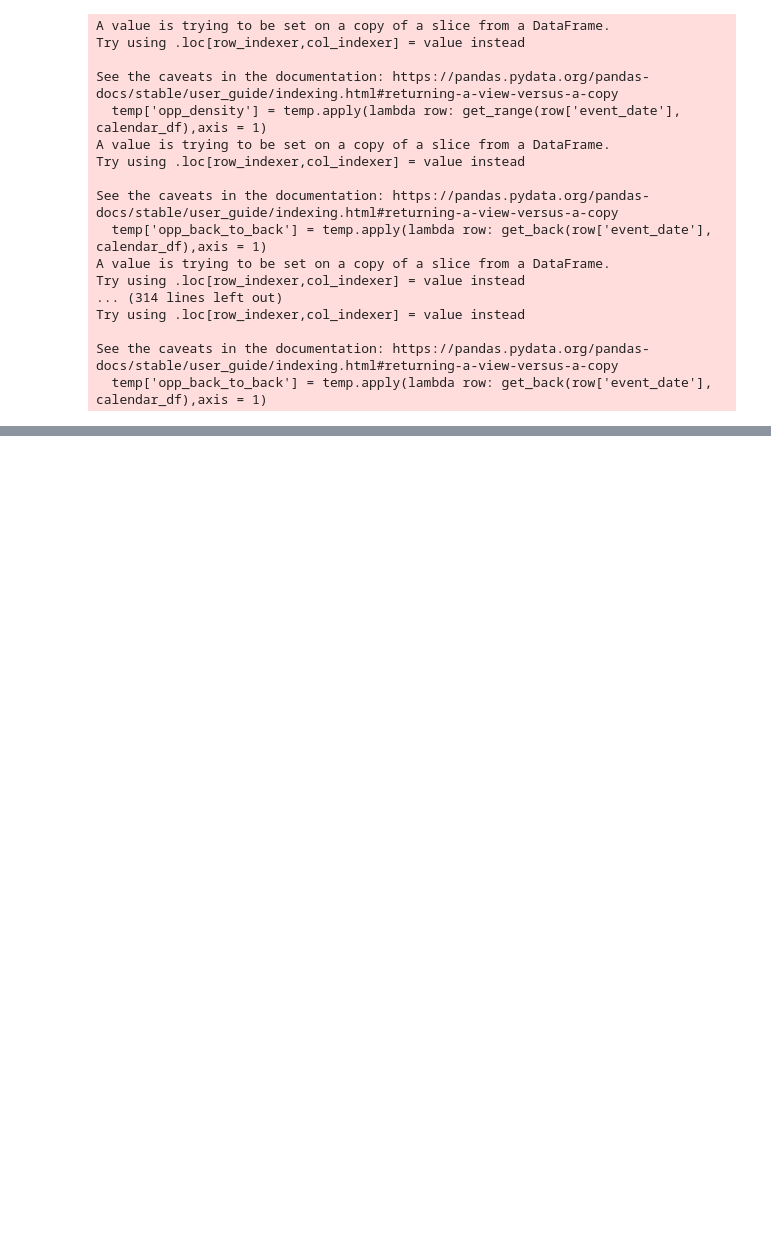
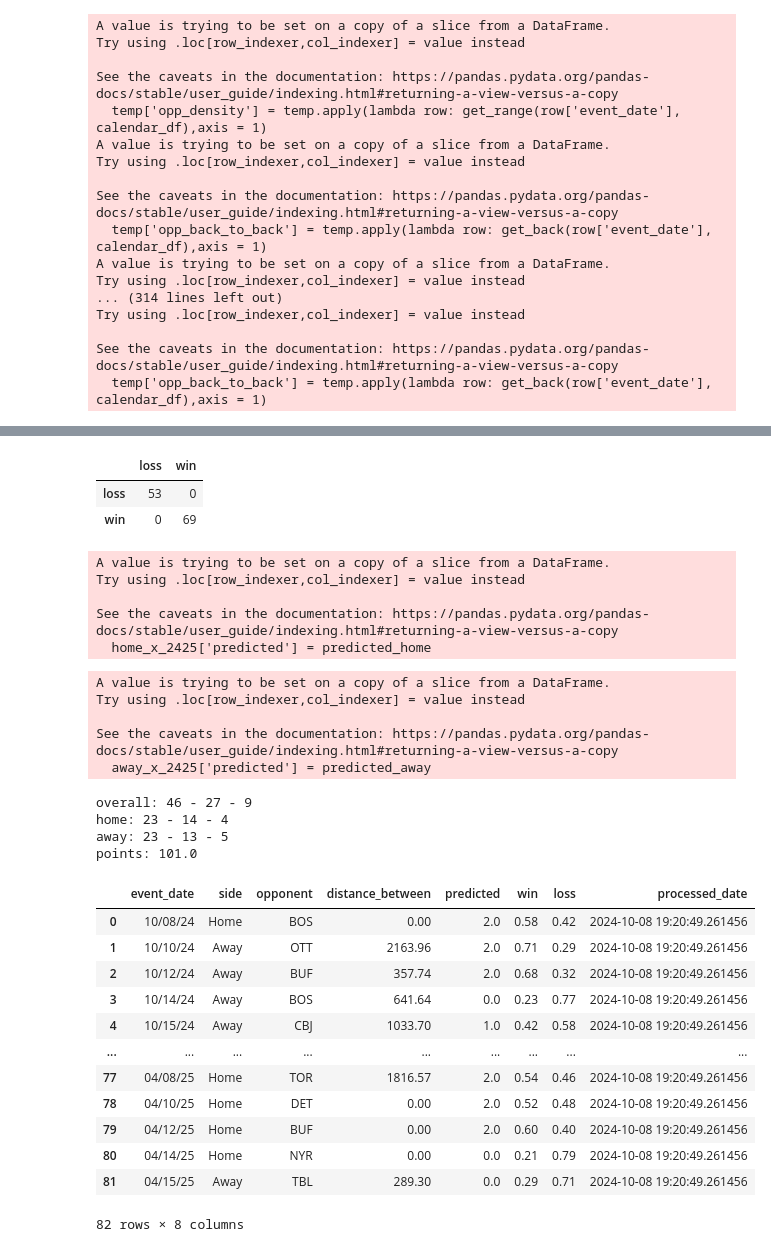
Before and after one commit to riffere-fla/pandas_party, a Jupyter notebook: win_per_project_2425.ipynb, the cells around one changed output, grey strips where cells are left out. Drawn from its saved outputs; the diff is of its cells as text; code cells hidden in the pictures; blank space fills up the shorter version.

```diff
--- a/win_per_project_2425.ipynb
+++ b/win_per_project_2425.ipynb
@@ -263,0 +286,63 @@ KeyError: "['loc', 'opp_pp_3_seasons'] not in index"
+# %%
+rfc = RFC(random_state = 1993)
+rfc.fit(away_x, away_y)
+predicted_away = rfc.predict(away_x)
+# print(sum(y_away == predicted_away)/y_away.shape[0])
+cm_df_rfc = pd.DataFrame(data = cm(away_y, predicted_away), columns = ['loss', 'win'], index = ['loss', 'win'])
+cm_df_rfc
+# %% [output]
+|  | loss | win |
+| loss | 53 | 0 |
+| win | 0 | 69 |
+# %%
+predicted_home = rfc.predict(home_x_2425)
+predict_soft_home = rfc.predict_proba(home_x_2425)
+soft_predict = pd.DataFrame(predict_soft_home, columns = ['loss', 'win'])
+home_x_2425['predicted'] = predicted_home
+home_x_2425.reset_index(inplace = True)
+x_2223_final_1 = pd.concat([home_x_2425, soft_predict], axis = 1)
+# %% [output]
+A value is trying to be set on a copy of a slice from a DataFrame.
+Try using .loc[row_indexer,col_indexer] = value instead
+
+See the caveats in the documentation: https://pandas.pydata.org/pandas-docs/stable/user_guide/indexing.html#returning-a-view-versus-a-copy
+  home_x_2425['predicted'] = predicted_home
+# %%
+predicted_away = rfc.predict(away_x_2425)
+predict_soft_away = rfc.predict_proba(away_x_2425)
+soft_predict = pd.DataFrame(predict_soft_away, columns = ['loss', 'win'])
+away_x_2425['predicted'] = predicted_away
+away_x_2425.reset_index(inplace = True)
+x_2223_final = pd.concat([away_x_2425, soft_predict], axis = 1)
+# %% [output]
+A value is trying to be set on a copy of a slice from a DataFrame.
+Try using .loc[row_indexer,col_indexer] = value instead
+
+See the caveats in the documentation: https://pandas.pydata.org/pandas-docs/stable/user_guide/indexing.html#returning-a-view-versus-a-copy
+  away_x_2425['predicted'] = predicted_away
+# %%
+xx = pd.concat([x_2223_final, x_2223_final_1]).reset_index(drop = True)
+xx['diff'] = xx.apply(lambda row: abs(row['win']- row['loss']), axis = 1)
+
+xx_loss = xx[xx['predicted'] == 0]
+indxs = list(xx_loss.sort_values(by = 'diff')[0:9].index)
+for indx in indxs:
+     xx.loc[indx, 'predicted'] = 1
+# %%
+final = df2425.merge(xx, how = 'left', on = ['fla_back_to_back', 'fla_density', 'scaled_distance', 'last_3_pp_avg', 'opp_back_to_back', 'opp_density'])
+final = final[['event_date', 'side', 'opponent', 'distance_between','predicted', 'win', 'loss']]
+# final = final.drop([31, 65]).reset_index(drop = True)
+# # print(final[:42])
+# # print(final[42:])
+# %%
+print('overall:', len(final[final['predicted'] == 2]), '-', len(final[final['predicted'] == 0]), '-', len(final[final['predicted'] == 1]))
+xx_home = final[final['side'] == 'Home']
+print('home:', len(xx_home[xx_home['predicted'] == 2]), '-', len(xx_home[xx_home['predicted'] == 0]), '-', len(xx_home[xx_home['predicted'] == 1]))
+xx_away = final[final['side'] == 'Away']
+print('away:', len(xx_away[xx_away['predicted'] == 2]), '-', len(xx_away[xx_away['predicted'] == 0]), '-', len(xx_away[xx_away['predicted'] == 1]))
+print('points:', sum(xx['predicted']))
+# %% [output]
+overall: 46 - 27 - 9
+home: 23 - 14 - 4
+away: 23 - 13 - 5
+points: 101.0
@@ -263,0 +351,16 @@ KeyError: "['loc', 'opp_pp_3_seasons'] not in index"
+# %%
+final
+# %% [output]
+|  | event_date | side | opponent | distance_between | predicted | win | loss | processed_date |
+| 0 | 10/08/24 | Home | BOS | 0.00 | 2.0 | 0.58 | 0.42 | 2024-10-08 19:20:49.261456 |
+| 1 | 10/10/24 | Away | OTT | 2163.96 | 2.0 | 0.71 | 0.29 | 2024-10-08 19:20:49.261456 |
+| 2 | 10/12/24 | Away | BUF | 357.74 | 2.0 | 0.68 | 0.32 | 2024-10-08 19:20:49.261456 |
+| 3 | 10/14/24 | Away | BOS | 641.64 | 0.0 | 0.23 | 0.77 | 2024-10-08 19:20:49.261456 |
+| 4 | 10/15/24 | Away | CBJ | 1033.70 | 1.0 | 0.42 | 0.58 | 2024-10-08 19:20:49.261456 |
+| ... | ... | ... | ... | ... | ... | ... | ... | ... |
+| 77 | 04/08/25 | Home | TOR | 1816.57 | 2.0 | 0.54 | 0.46 | 2024-10-08 19:20:49.261456 |
+| 78 | 04/10/25 | Home | DET | 0.00 | 2.0 | 0.52 | 0.48 | 2024-10-08 19:20:49.261456 |
+| 79 | 04/12/25 | Home | BUF | 0.00 | 2.0 | 0.60 | 0.40 | 2024-10-08 19:20:49.261456 |
+| 80 | 04/14/25 | Home | NYR | 0.00 | 0.0 | 0.21 | 0.79 | 2024-10-08 19:20:49.261456 |
+| 81 | 04/15/25 | Away | TBL | 289.30 | 0.0 | 0.29 | 0.71 | 2024-10-08 19:20:49.261456 |
+82 rows × 8 columns
```
Also changed, not shown: parts of 11 cells of this notebook, 2 other files.
